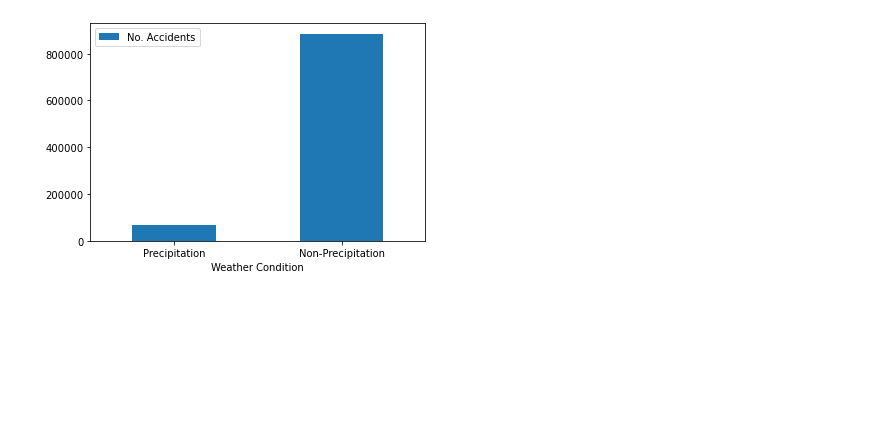
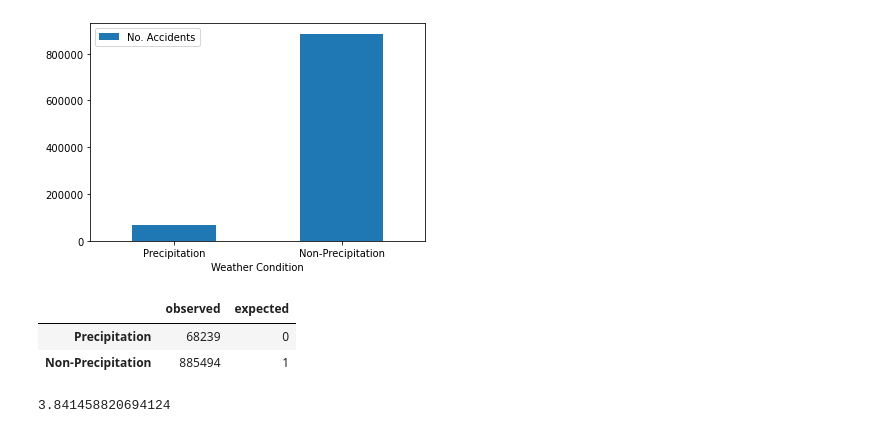
Before and after one commit to gamem001/us_accident_trends, a Jupyter notebook: andrews_new.ipynb, the cells around one changed output. Cells and saved outputs as stored; diff of their text form; code cells hidden in the pictures; blank space fills up the shorter version.

```diff
--- a/andrews_new.ipynb
+++ b/andrews_new.ipynb
@@ -151,6 +151,28 @@ df = pd.DataFrame({'Weather Condition':['Precipitation', 'Non-Precipitation'],'N
 ax = df.plot.bar(x='Weather Condition', y='No. Accidents', rot=0)
 # %% [output]
 [figure]
+# %%
+#Chi_square test on 2019 US Accidents
+observed = pd.Series([precip_wet, precip_dry], index=['Precipitation','Non-Precipitation'])
+df = pd.DataFrame([observed]).T
+df[1] = 0
+df.columns = ['observed','expected']
+df.loc['Precipitation','expected'] = 0
+df.loc['Non-Precipitation','expected'] = 1
+# df.head()
+# critical_value = sts.chi2.ppf(q=0.90, df = 1)
+# critical_value
+# sts.chisquare(df['observed'], df['expected'])
+# %%
+df
+# %% [output]
+|  | observed | expected |
+| Precipitation | 68239 | 0 |
+| Non-Precipitation | 885494 | 1 |
+# %%
+critical_value
+# %% [output]
+3.841458820694124
 # %%
 us_spring_stats = spring_dates_df.describe()
 tx_spring_stats = tx_spring.describe()
```
Also changed, not shown: parts of 1 cell of this notebook, 1 other file.
